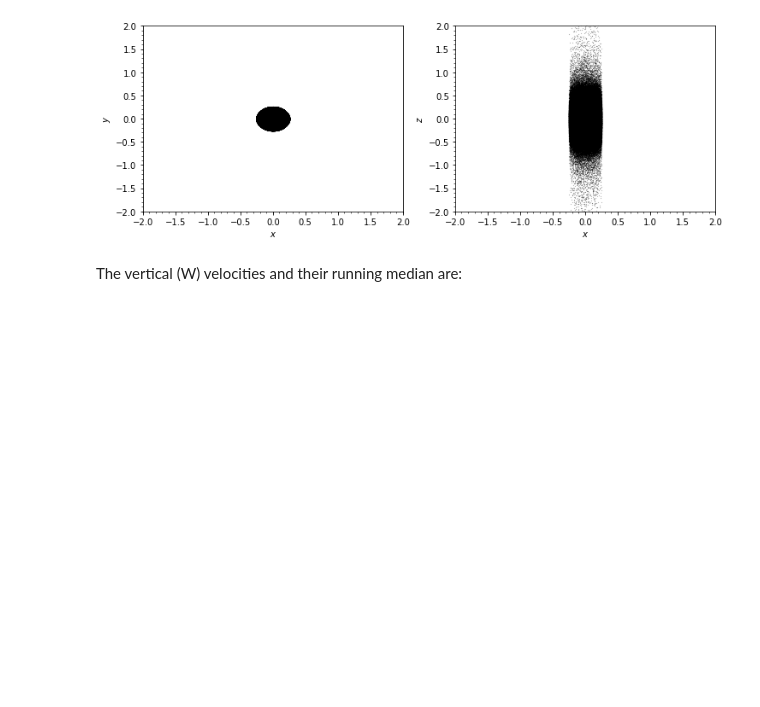
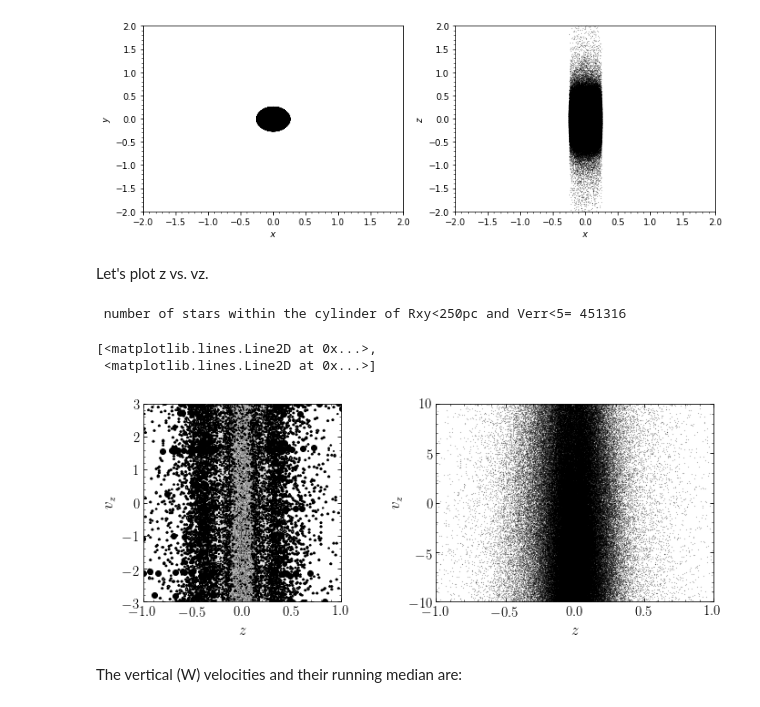
Before and after one commit to kawatadaisuke/WendyM2M, a Jupyter notebook: BB19_GaiaDR2/py/BB19_GaiaDR2_Vz.ipynb, the cells around one changed output. Drawn from its saved outputs; the diff is of its cells as text; code cells hidden in the pictures; blank space fills up the shorter version.

```diff
--- a/BB19_GaiaDR2/py/BB19_GaiaDR2_Vz.ipynb
+++ b/BB19_GaiaDR2/py/BB19_GaiaDR2_Vz.ipynb
@@ -85,6 +90,32 @@ with h5py.File(filename, 'w') as f:
 # %% [output]
  output filename= gdr2_bb18_vz.h5
 [figure]
+# %% [markdown]
+Let's plot z vs. vz.
+# %%
+bovy_plot.bovy_print(axes_labelsize=17.,text_fontsize=12.,xtick_labelsize=15.,ytick_labelsize=15.)
+figsize(12,4)
+subplot(1,2,1)
+indxverr= ((Rxy < .25) & (out['radial_velocity_error']<1.0))
+print(' number of stars within the cylinder of Rxy<250pc and Verr<5=',np.size(out['parallax'][indxverr]))
+zpos = XYZ[indxverr,2]
+vzvel = UVW[indxverr,2]
+bovy_plot.scatterplot(zpos,vzvel,'ko',
+                   xlabel=r'$z$',ylabel=r'$v_z$',
+                   xrange=[-1.0, 1.0],yrange=[-3.0,3.0],gcf=True)
+subplot(1,2,2)
+# only plot 20% of data
+# rnum = numpy.random.rand(len(z_mock))
+# z01 = z_mock[rnum<1.0]
+# vz01 = vz_mock[rnum<1.0]
+bovy_plot.bovy_plot(zpos,vzvel,'ko', 0.1,
+                   xlabel=r'$z$',ylabel=r'$v_z$',
+                   xrange=[-1.0, 1.0],yrange=[-10.0,10.0],gcf=True, markersize=0.1)
+# %% [output]
+ number of stars within the cylinder of Rxy<250pc and Verr<5= 451316
+[<matplotlib.lines.Line2D at 0x...>,
+ <matplotlib.lines.Line2D at 0x...>]
+[figure, added]
 # %% [markdown]
 The vertical (W) velocities and their running median are:
 # %%
```
Also changed, not shown: parts of 3 cells of this notebook, 4 other files.
